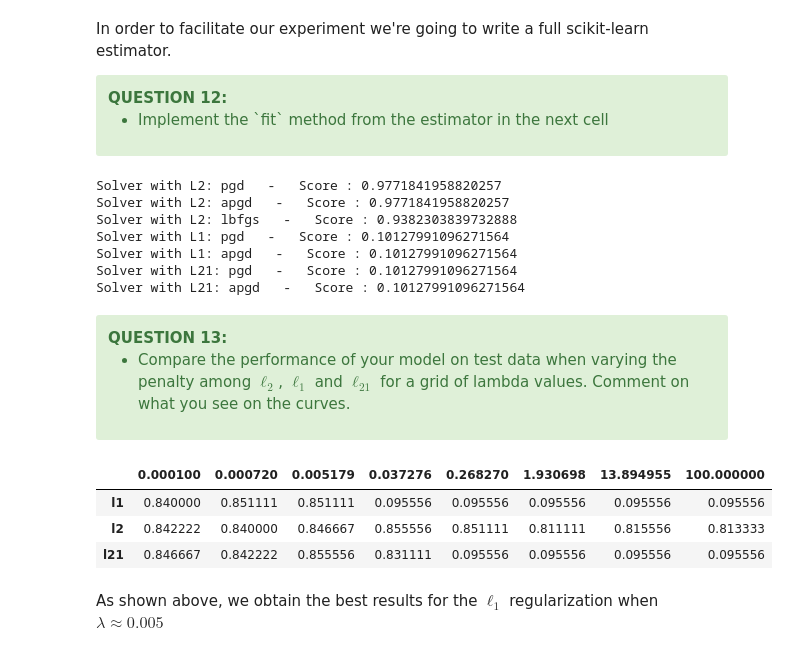
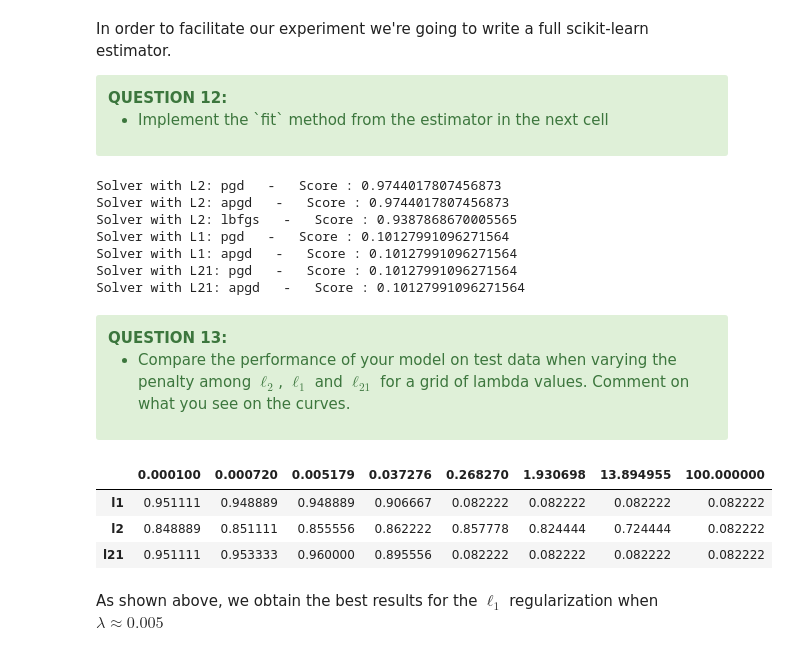
Before and after one commit to MariusAAROS/IPP-Optimisation-for-data-science, a Jupyter notebook: Projet/project_ortega_marius_and_adnan_wiam.ipynb, the cells around one changed output. Drawn from its saved outputs; the diff is of its cells as text; code cells hidden in the pictures.

```diff
--- a/Projet/project_ortega_marius_and_adnan_wiam.ipynb
+++ b/Projet/project_ortega_marius_and_adnan_wiam.ipynb
@@ -479,7 +479,7 @@ def prox_R1(params, reg=1., K=K):
 def prox_R21(params, reg=1., K=K):
     """Prox for R21 regularizer"""
     W = params[K:].reshape(-1, K)
-    W = ((1 - reg / np.maximum(reg, np.linalg.norm(W, axis=1, keepdims=True))) * W).ravel()
+    W = ((1 - reg / np.maximum(reg, np.linalg.norm(W, ord=2, axis=1, keepdims=True))) * W).ravel()
     params[K:] = W
     return params
 
@@ -1195,8 +1195,8 @@ class MultinomialLogistic(BaseEstimator, ClassifierMixin):
         elif self.penalty == 'l21':
             prox = prox_l21
 
-        if self.solver == 'lbfgs':
-            x = multinomial_lbfgs(X, Y, reg=self.penalty, lbda=self.lbda)
+        if self.solver == 'lbfgs' and self.penalty == 'l2':
+            x = multinomial_lbfgs_l2(X, Y, lbda=self.lbda)
         if self.solver == 'pgd':
             x, _ = pgd(x_init=x_init,
                        grad=grad,
@@ -1266,9 +1266,9 @@ for solver in ['pgd', 'apgd']:
     clf.fit(X, y_digits)
     print('Solver with L21: %s   -   Score : %s' % (solver, clf.score(X, y_digits)))
 # %% [output]
-Solver with L2: pgd   -   Score : 0.9771841958820257
-Solver with L2: apgd   -   Score : 0.9771841958820257
-Solver with L2: lbfgs   -   Score : 0.9382303839732888
+Solver with L2: pgd   -   Score : 0.9744017807456873
+Solver with L2: apgd   -   Score : 0.9744017807456873
+Solver with L2: lbfgs   -   Score : 0.9387868670005565
 Solver with L1: pgd   -   Score : 0.10127991096271564
 Solver with L1: apgd   -   Score : 0.10127991096271564
 Solver with L21: pgd   -   Score : 0.10127991096271564
@@ -1286,27 +1286,27 @@ Solver with L21: apgd   -   Score : 0.10127991096271564
 # %%
 from sklearn.model_selection import train_test_split
 import pandas as pd
 
 X_train, X_test, y_train, y_test = train_test_split(X, y_digits, random_state=42)
 lbda_grid = np.geomspace(1e-4, 1e2, 8)
 
 # TODO
 scores = []
 penalties = ['l1', 'l2', 'l21']
 for penalty in penalties:
     for lbda in lbda_grid:
-        clf = MultinomialLogistic(lbda=lbda, penalty=penalty, max_iter=1000, solver='lbfgs')
+        clf = MultinomialLogistic(lbda=lbda, penalty=penalty, max_iter=1000, solver='apgd')
         clf.fit(X_train, y_train)
         scores.append(clf.score(X_test, y_test))
 
 format_scores = pd.DataFrame(np.array(scores).reshape(3, 8), index=penalties, columns=lbda_grid)
 format_scores
 # END TODO
 # %% [output]
 |  | 0.000100 | 0.000720 | 0.005179 | 0.037276 | 0.268270 | 1.930698 | 13.894955 | 100.000000 |
-| l1 | 0.840000 | 0.851111 | 0.851111 | 0.095556 | 0.095556 | 0.095556 | 0.095556 | 0.095556 |
-| l2 | 0.842222 | 0.840000 | 0.846667 | 0.855556 | 0.851111 | 0.811111 | 0.815556 | 0.813333 |
-| l21 | 0.846667 | 0.842222 | 0.855556 | 0.831111 | 0.095556 | 0.095556 | 0.095556 | 0.095556 |
+| l1 | 0.951111 | 0.948889 | 0.948889 | 0.906667 | 0.082222 | 0.082222 | 0.082222 | 0.082222 |
+| l2 | 0.848889 | 0.851111 | 0.855556 | 0.862222 | 0.857778 | 0.824444 | 0.724444 | 0.082222 |
+| l21 | 0.951111 | 0.953333 | 0.960000 | 0.895556 | 0.082222 | 0.082222 | 0.082222 | 0.082222 |
 # %% [markdown]
 As shown above, we obtain the best results for the $\ell_1$ regularization when $\lambda \approx 0.005$
 # %% [markdown]
```
